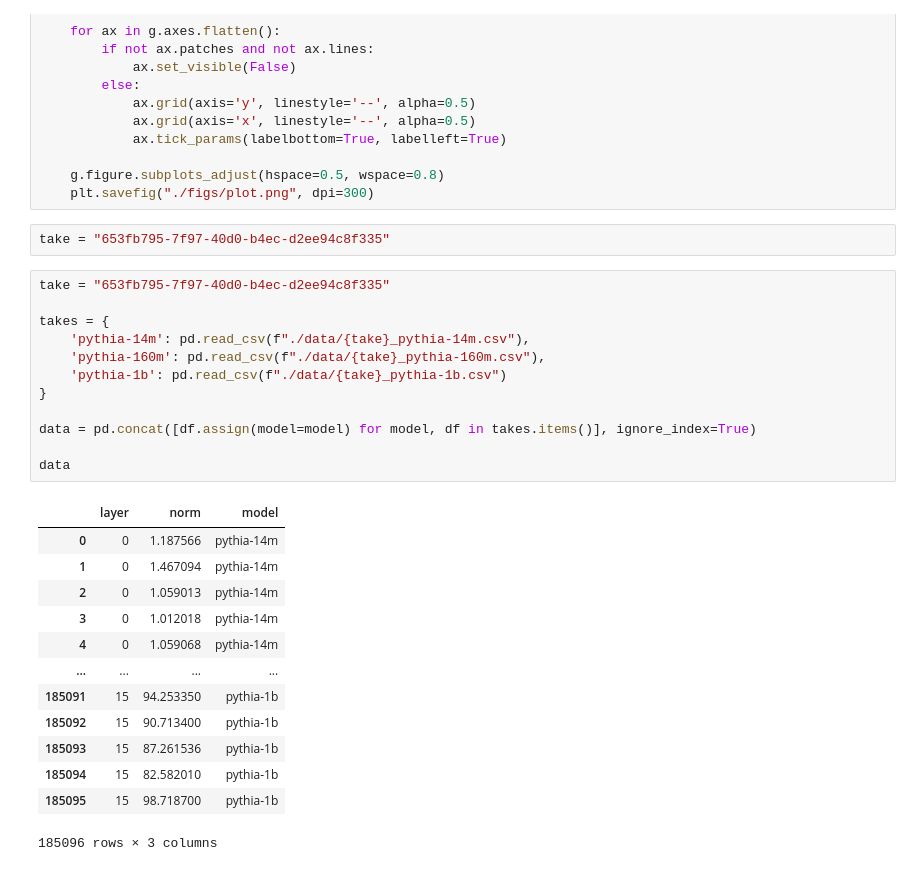
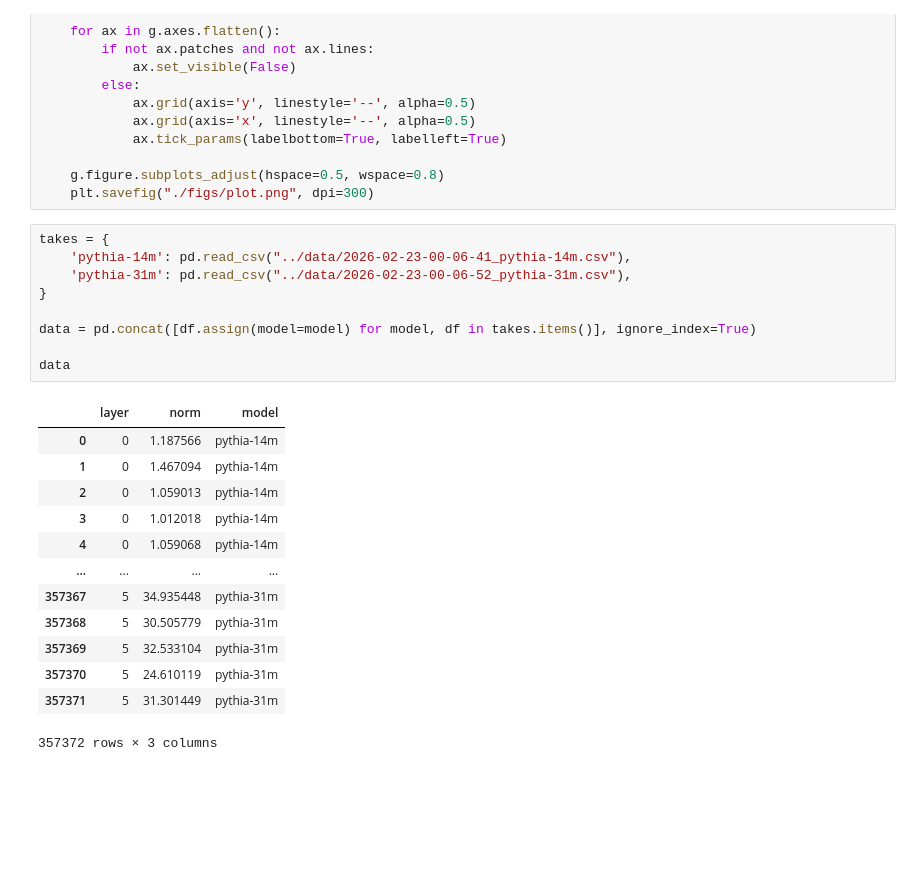
Before and after one commit to senicko/token-representation, a Jupyter notebook: notebooks/visualization.ipynb, the cells around one changed output. Saved outputs shown, nothing was run; the diff lists cells and outputs as text; blank space fills up the shorter version.

```diff
--- a/notebooks/visualization.ipynb
+++ b/notebooks/visualization.ipynb
@@ -37,32 +37,27 @@ def plot(data: pd.DataFrame):
 
     g.figure.subplots_adjust(hspace=0.5, wspace=0.8)
     plt.savefig("./figs/plot.png", dpi=300)
-# %%
-take = "653fb795-7f97-40d0-b4ec-d2ee94c8f335"
 # %%
-take = "653fb795-7f97-40d0-b4ec-d2ee94c8f335"
-
 takes = {
-    'pythia-14m': pd.read_csv(f"./data/{take}_pythia-14m.csv"),
-    'pythia-160m': pd.read_csv(f"./data/{take}_pythia-160m.csv"),
-    'pythia-1b': pd.read_csv(f"./data/{take}_pythia-1b.csv")
+    'pythia-14m': pd.read_csv("../data/2026-02-23-00-06-41_pythia-14m.csv"),
+    'pythia-31m': pd.read_csv("../data/2026-02-23-00-06-52_pythia-31m.csv"),
 }
 
 data = pd.concat([df.assign(model=model) for model, df in takes.items()], ignore_index=True)
 
 data
 # %% [output]
 |  | layer | norm | model |
 | 0 | 0 | 1.187566 | pythia-14m |
 | 1 | 0 | 1.467094 | pythia-14m |
 | 2 | 0 | 1.059013 | pythia-14m |
 | 3 | 0 | 1.012018 | pythia-14m |
 | 4 | 0 | 1.059068 | pythia-14m |
 | ... | ... | ... | ... |
-| 185091 | 15 | 94.253350 | pythia-1b |
-| 185092 | 15 | 90.713400 | pythia-1b |
-| 185093 | 15 | 87.261536 | pythia-1b |
-| 185094 | 15 | 82.582010 | pythia-1b |
-| 185095 | 15 | 98.718700 | pythia-1b |
+| 357367 | 5 | 34.935448 | pythia-31m |
+| 357368 | 5 | 30.505779 | pythia-31m |
+| 357369 | 5 | 32.533104 | pythia-31m |
+| 357370 | 5 | 24.610119 | pythia-31m |
+| 357371 | 5 | 31.301449 | pythia-31m |
-185096 rows × 3 columns
+357372 rows × 3 columns
 # %%
```
Also changed, not shown: parts of 1 cell of this notebook, 2 other files.
